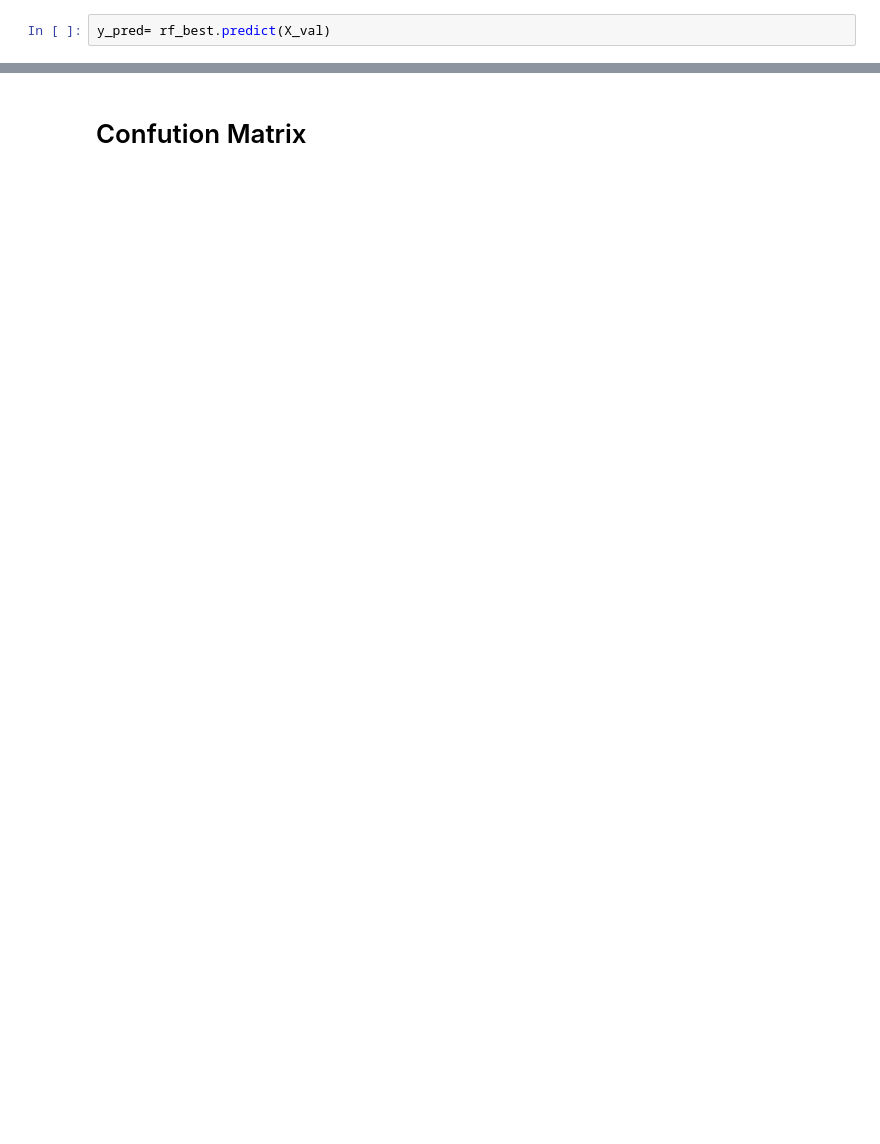
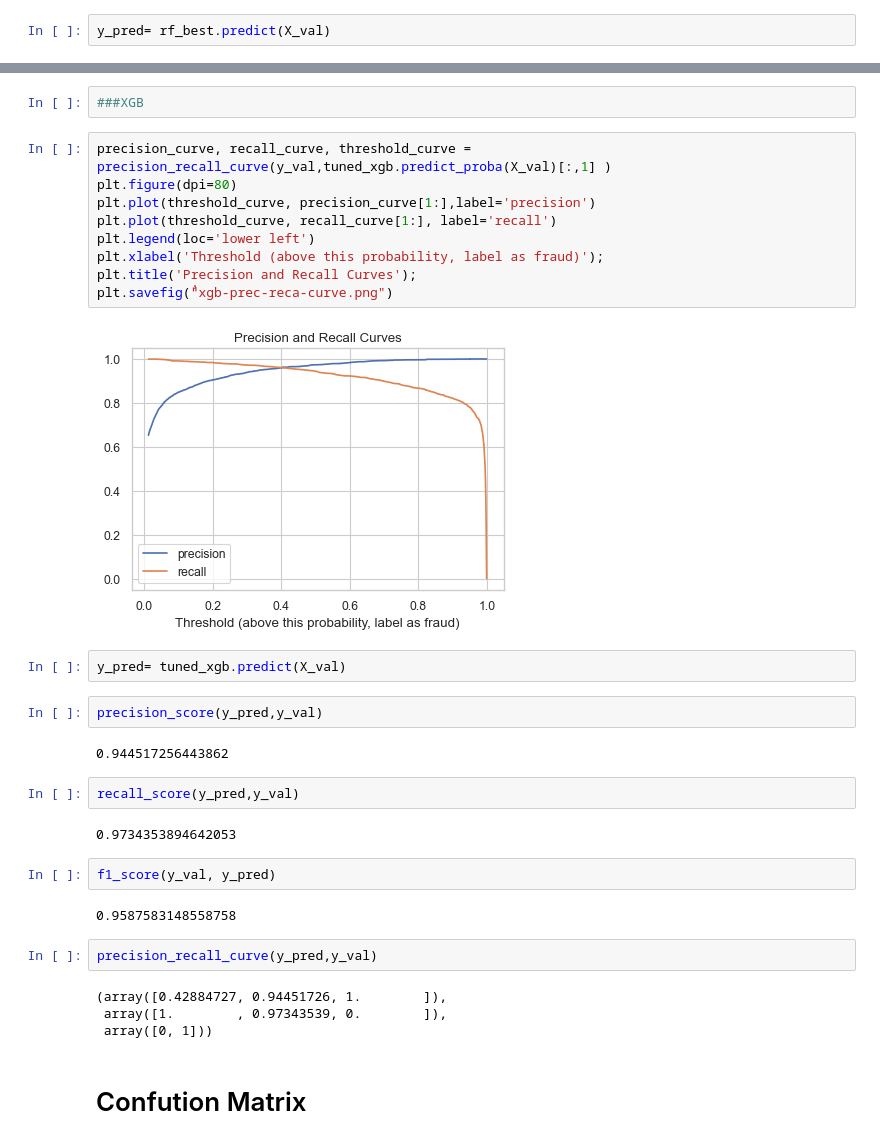
Before and after one commit to NjoodMoh/Classification-Logistic-Regression-, a Jupyter notebook: Airlines Satisfaction .ipynb, the cells around one changed output, grey strips where cells are left out. Saved outputs shown, nothing was run; the diff lists cells and outputs as text; blank space fills up the shorter version.

```diff
--- a/Airlines Satisfaction .ipynb
+++ b/Airlines Satisfaction .ipynb
@@ -869,4 +890,37 @@ precision_recall_curve(y_pred,y_val)
  array([0, 1]))
+# %%
+###XGB
+# %%
+precision_curve, recall_curve, threshold_curve = precision_recall_curve(y_val,tuned_xgb.predict_proba(X_val)[:,1] )
+plt.figure(dpi=80)
+plt.plot(threshold_curve, precision_curve[1:],label='precision')
+plt.plot(threshold_curve, recall_curve[1:], label='recall')
+plt.legend(loc='lower left')
+plt.xlabel('Threshold (above this probability, label as fraud)');
+plt.title('Precision and Recall Curves');
+plt.savefig("ٌxgb-prec-reca-curve.png")
+# %% [output]
+[figure, added]
+# %%
+y_pred= tuned_xgb.predict(X_val)
+# %%
+precision_score(y_pred,y_val)
+# %% [output]
+0.944517256443862
+# %%
+recall_score(y_pred,y_val)
+# %% [output]
+0.9734353894642053
+# %%
+f1_score(y_val, y_pred)
+# %% [output]
+0.9587583148558758
+# %%
+precision_recall_curve(y_pred,y_val)
+# %% [output]
+(array([0.42884727, 0.94451726, 1.        ]),
+ array([1.        , 0.97343539, 0.        ]),
+ array([0, 1]))
 # %% [markdown]
 # <a name='cm' >Confution Matrix </a>
 # %%
```
Also changed, not shown: parts of 84 cells of this notebook.
